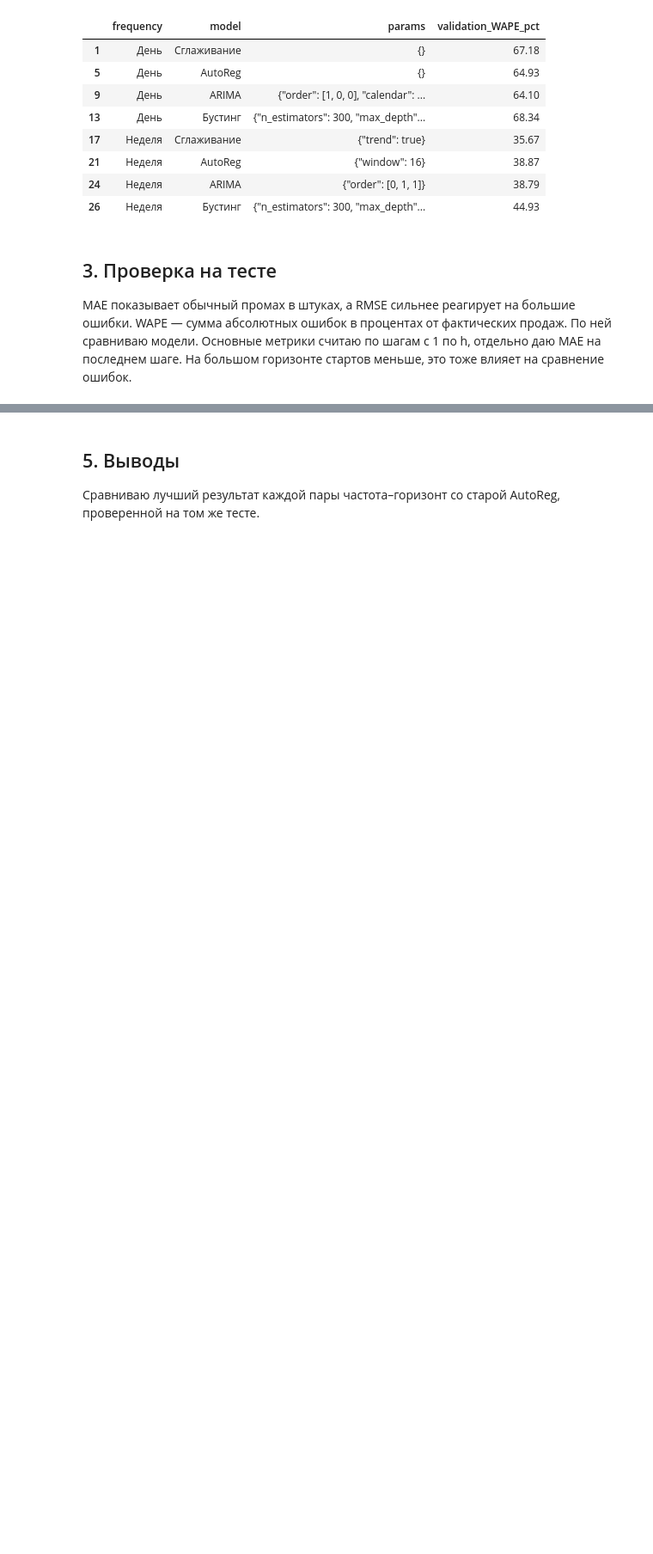
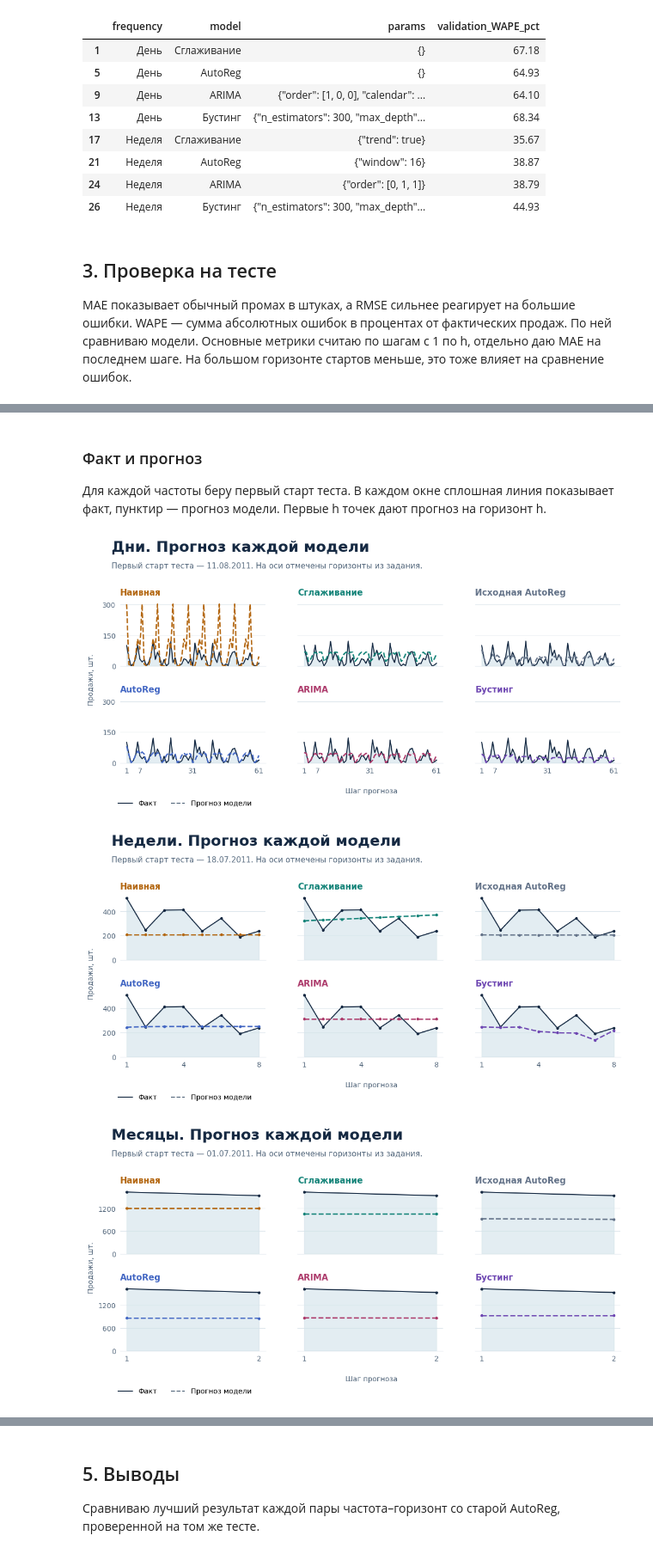
Before and after one commit to StiksXGod/hse-time-series, a Jupyter notebook: homework_2/forecast.ipynb, the cells around one changed output, grey strips where cells are left out. Shown at 86% size. Saved outputs shown, nothing was run; the diff lists cells and outputs as text; code cells hidden in the pictures; blank space fills up the shorter version.

```diff
--- a/homework_2/forecast.ipynb
+++ b/homework_2/forecast.ipynb
@@ -135,35 +139,0 @@ with pd.option_context("display.max_rows", None):
-# %%
-colors = dict(zip(MODELS, ["#a05a15", "#007d69", "#6b727c", "#426bc2", "#9f3a64", "#7048a2"]))
-
-
-def plot_forecasts(predictions, series, label, horizons, lookback):
-    data = predictions.loc[predictions["frequency"] == label]
-    example = data.loc[data["cutoff"] == data["cutoff"].min()]
-    history = series.loc[series.index < example["cutoff"].iloc[0]].tail(lookback)
-    rows = (len(horizons) + 1) // 2
-    fig, axes = plt.subplots(rows, 2, figsize=(11, 3 * rows + 0.6), squeeze=False)
-    for ax, h in zip(axes.flat, horizons):
-        path = example.loc[example["step"] <= h]
-        actual = path.drop_duplicates("date")
-        ax.plot(history.index, history, color="0.65", label="Перед прогнозом")
-        ax.plot(actual["date"], actual["actual"], "o-", color="0.12",
-                linewidth=2, markersize=5, label="Факт", zorder=10)
-        for name, group in path.groupby("model", sort=False):
-            ax.plot(group["date"], group["forecast"], "o:" if name == BASELINE else "o--", color=colors[name],
-                    markersize=3, label=name)
-        locator = mdates.AutoDateLocator(minticks=3, maxticks=6)
-        ax.xaxis.set_major_locator(locator)
-        ax.xaxis.set_major_formatter(mdates.DateFormatter("%d.%m"))
-        ax.set(title=f"Горизонт: {h}", xlabel="Дата", ylabel="Продажи, шт.")
-        ax.grid(axis="y", alpha=0.25)
-    for ax in list(axes.flat)[len(horizons):]:
-        ax.set_visible(False)
-    handles, names = axes[0, 0].get_legend_handles_labels()
-    fig.suptitle(f"{label}. Продажи и прогнозы")
-    fig.legend(handles, names, loc="lower center", ncol=4, frameon=False)
-    fig.tight_layout(rect=(0, 0.13 / rows, 1, 0.94))
-    plt.show()
-
-
-for label, lookback in zip(settings, [21, 8, 4]):
-    plot_forecasts(predictions, series[label], label, settings[label][2], lookback)
@@ -194,0 +150,12 @@ plot_errors(metrics)
+# %% [markdown]
+### Факт и прогноз
+
+Для каждой частоты беру первый старт теста. В каждом окне сплошная линия показывает факт, пунктир — прогноз модели. Первые h точек дают прогноз на горизонт h.
+# %%
+for label, (name, _, horizons, *_) in settings.items():
+    fig = forecast_panels(predictions, label, horizons)
+    save_figure(fig, figures_dir, f"forecast-{name}.png")
+# %% [output]
+[figure, added]
+[figure, added]
+[figure, added]
```
Also changed, not shown: parts of 9 cells of this notebook, 10 other files.
